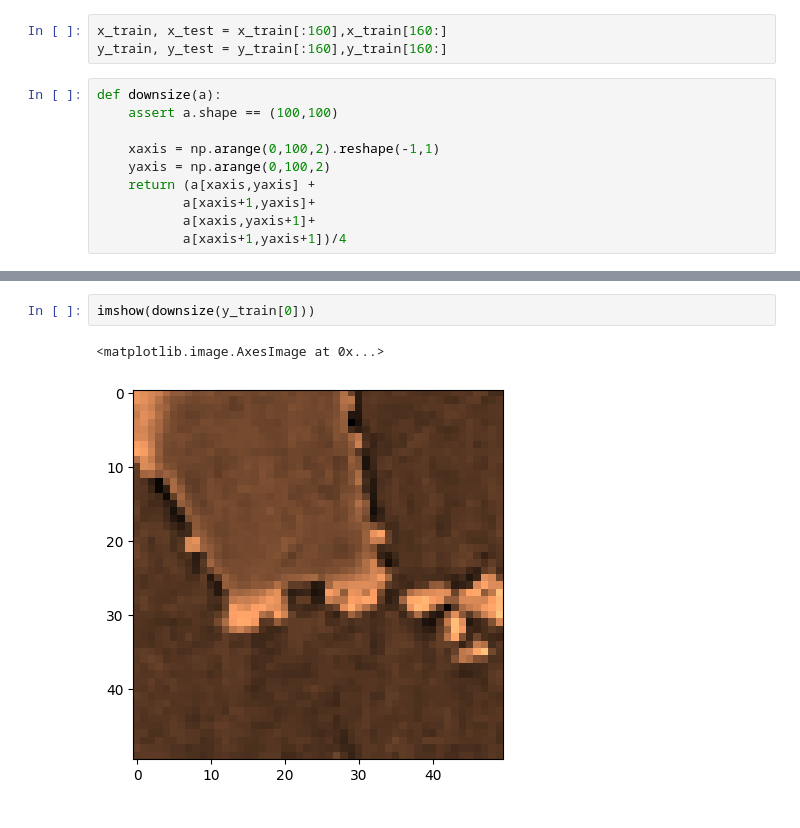
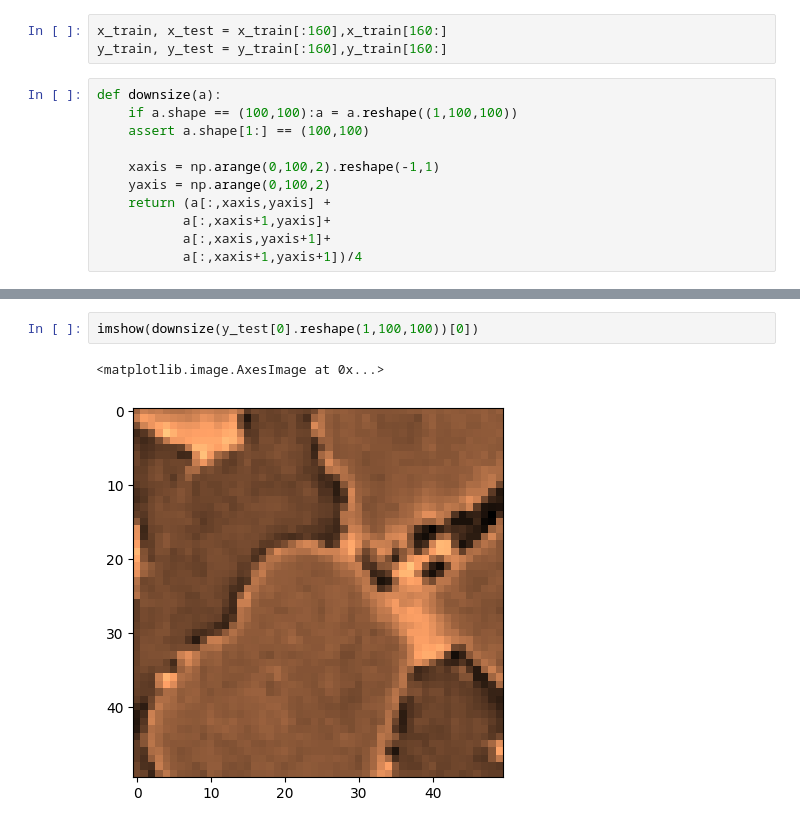
Before and after one commit to DKormann/blissathon, a Jupyter notebook: how-to-load-and-submit.ipynb, the cells around one changed output, grey strips where cells are left out. Drawn from its saved outputs; the diff is of its cells as text.

```diff
--- a/how-to-load-and-submit.ipynb
+++ b/how-to-load-and-submit.ipynb
@@ -44,14 +44,15 @@ x_train, x_test = x_train[:160],x_train[160:]
 y_train, y_test = y_train[:160],y_train[160:]
 # %%
 def downsize(a):
-    assert a.shape == (100,100)
+    if a.shape == (100,100):a = a.reshape((1,100,100))
+    assert a.shape[1:] == (100,100)
 
     xaxis = np.arange(0,100,2).reshape(-1,1)
     yaxis = np.arange(0,100,2)
-    return (a[xaxis,yaxis] +
-           a[xaxis+1,yaxis]+
-           a[xaxis,yaxis+1]+
-           a[xaxis+1,yaxis+1])/4
+    return (a[:,xaxis,yaxis] +
+           a[:,xaxis+1,yaxis]+
+           a[:,xaxis,yaxis+1]+
+           a[:,xaxis+1,yaxis+1])/4
 # %%
 Loss = torch.nn.MSELoss()
 class Model:
@@ -142,5 +211,5 @@ imshow(model(x_train[0]).detach().numpy().reshape((50,50)))
 # %%
-imshow(downsize(y_train[0]))
+imshow(downsize(y_test[0].reshape(1,100,100))[0])
 # %% [output]
 <matplotlib.image.AxesImage at 0x...>
-[figure, old version]
+[figure, new version]
```
Also changed, not shown: parts of 5 cells of this notebook, 1 other file.
